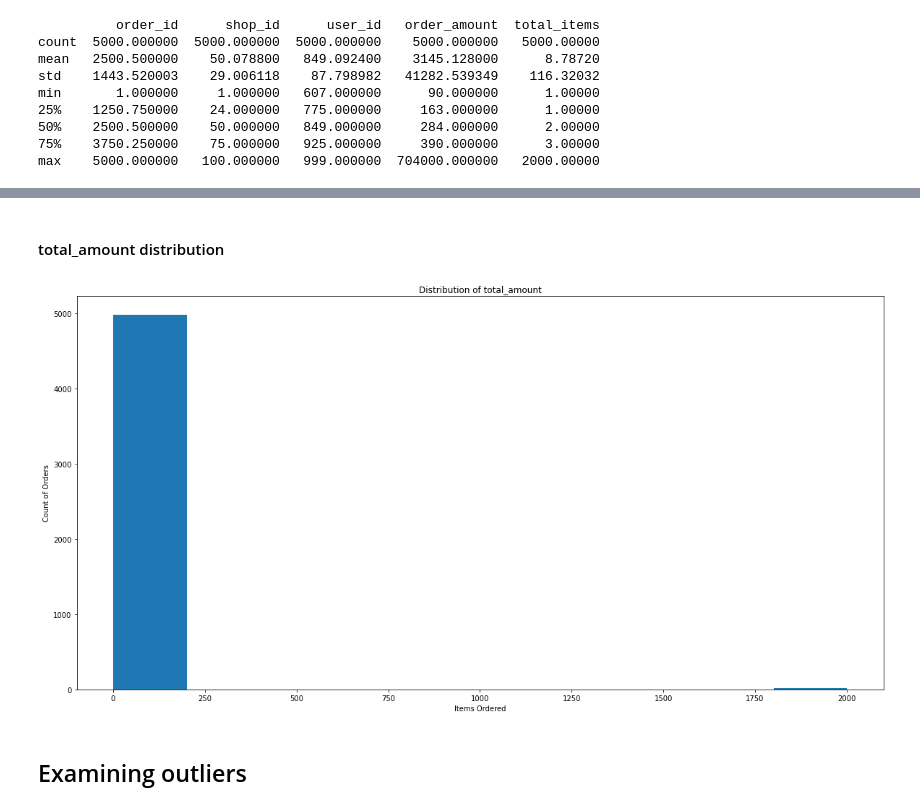
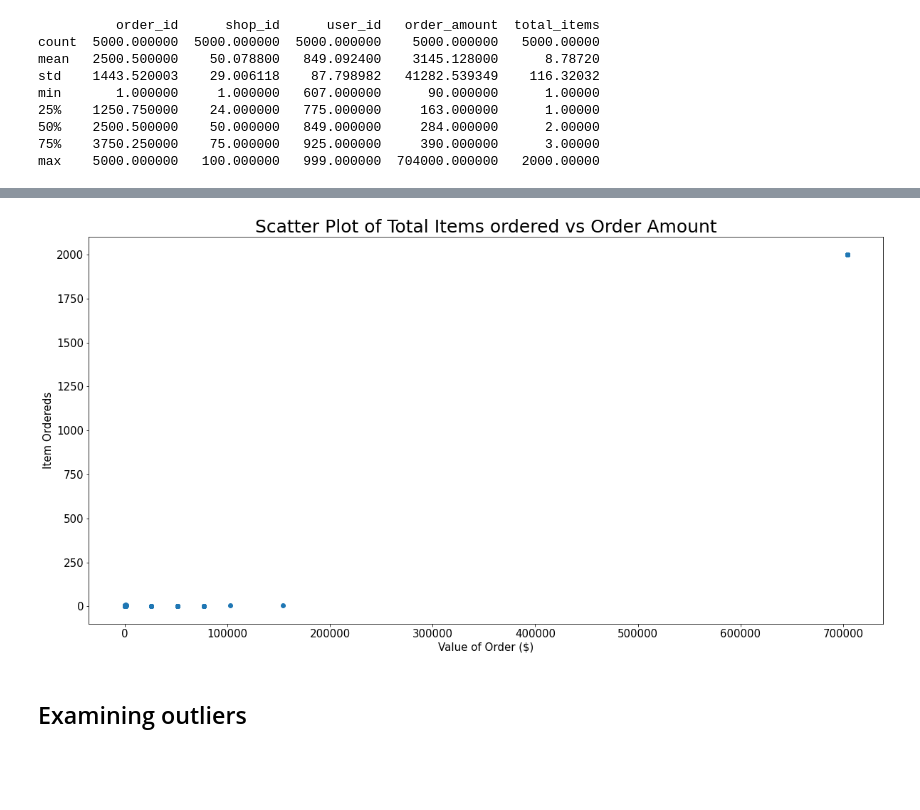
Before and after one commit to seansimkus/Shopify-Challange, a Jupyter notebook: DS-Challenge-Question1.ipynb, the cells around one changed output, grey strips where cells are left out. Cells and saved outputs as stored; diff of their text form; code cells hidden in the pictures; blank space fills up the shorter version.

```diff
--- a/DS-Challenge-Question1.ipynb
+++ b/DS-Challenge-Question1.ipynb
@@ -97,14 +84,21 @@ Name: total_items, dtype: float64
-# %% [markdown]
-#### total_amount distribution
-# %%
-plt.figure(figsize=(20,10))
-plt.hist(x = store_df['total_items'])
-plt.title('Distribution of total_amount')
-plt.xlabel('Items Ordered')
-plt.ylabel('Count of Orders')
-plt.show()
-# %% [output]
-[figure, removed]
+# %%
+# Initialize graph
+plt.figure(figsize=(20,10))
+# Create scatter plot
+plt.scatter(store_df['order_amount'], store_df['total_items'])
+# Set title
+plt.title('Scatter Plot of Total Items ordered vs Order Amount', size = 25)
+# Set x label
+plt.xlabel('Value of Order ($)', size=15)
+# Set y label
+plt.ylabel('Item Ordereds', size=15)
+# Configure x ticks
+plt.xticks(size = 15)
+# Configure y ticks
+plt.yticks(size = 15)
+plt.show()
+# %% [output]
+[figure, added]
 # %% [markdown]
 ## Examining outliers
 # %%
```
Also changed, not shown: parts of 12 cells of this notebook, 1 other file.
